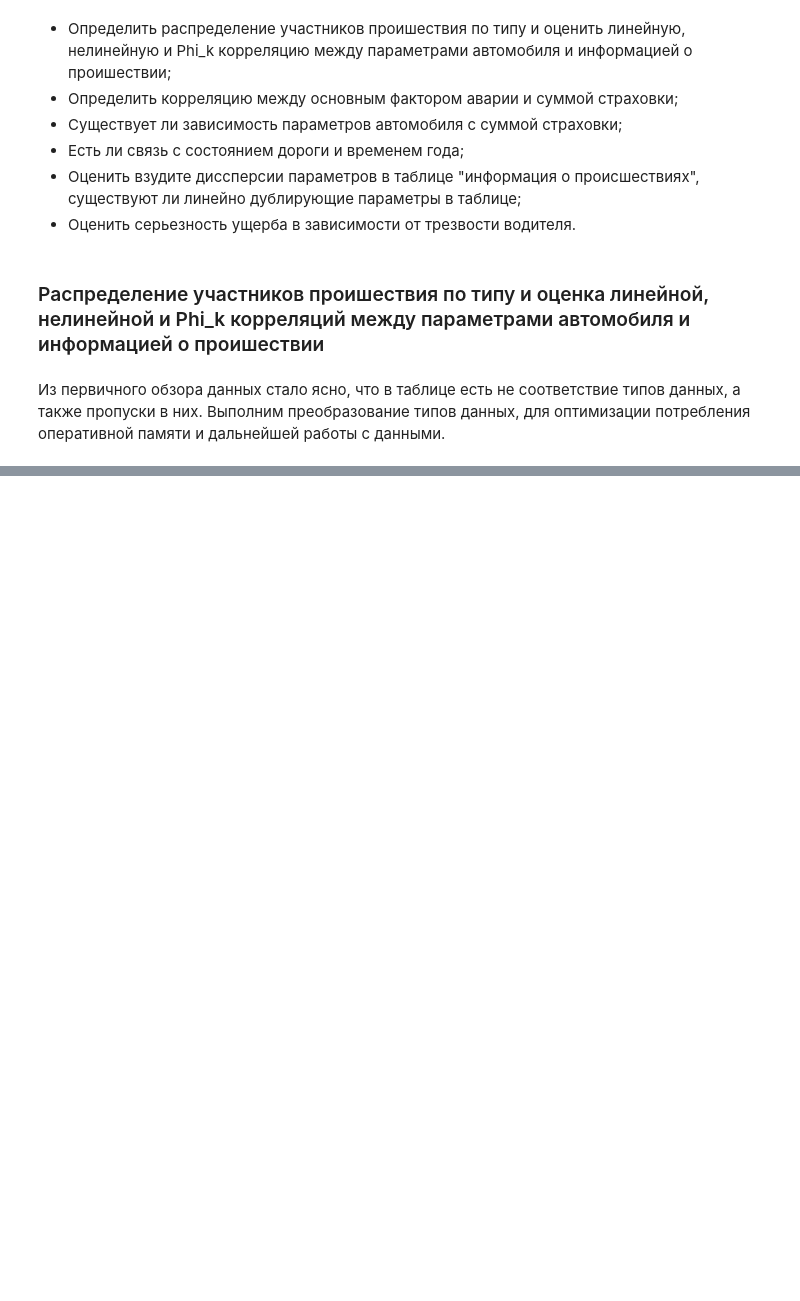
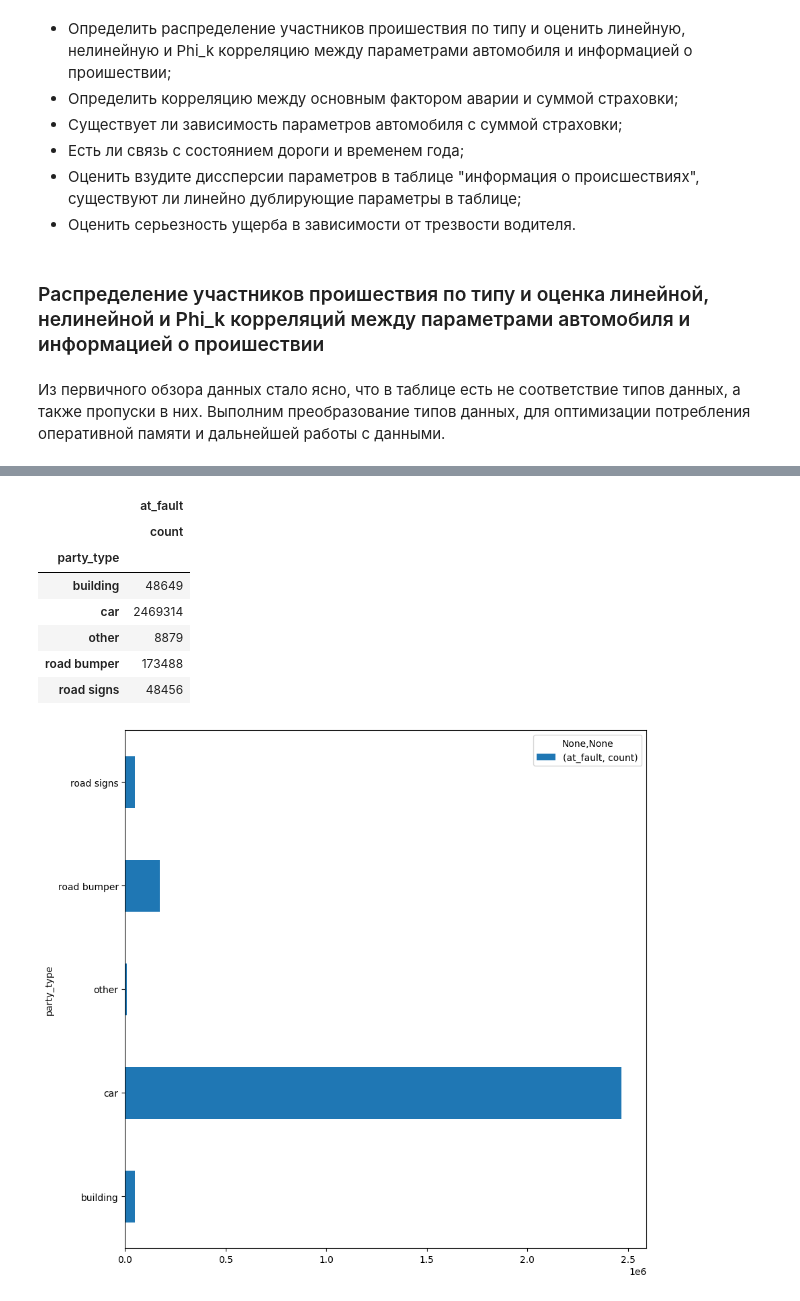
Before and after one commit to SergeyDolin/Road-Accident, a Jupyter notebook: RoadАccident.ipynb, the cells around one changed output, grey strips where cells are left out. Saved outputs shown, nothing was run; the diff lists cells and outputs as text; code cells hidden in the pictures; blank space fills up the shorter version.

```diff
--- a/RoadАccident.ipynb
+++ b/RoadАccident.ipynb
@@ -449,4 +449,8 @@ FROM parties
 """
 
 parties = pd.read_sql_query(sql_parties, con=engine, index_col='id')
+# %%
+parties['case_id'] = parties['case_id'].astype('int32')
+parties[['party_number', 'at_fault']] = parties[['party_number', 'at_fault']].astype('int8')
+parties[['insurance_premium', 'cellphone_in_use']] = parties[['insurance_premium', 'cellphone_in_use']].astype('float16')
 # %%
@@ -469,0 +473,15 @@ memory usage: 189.0+ MB
+# %%
+group_party_type = parties.groupby('party_type')[['at_fault']].agg(['count'])
+# %%
+group_party_type.plot.barh(figsize=(10,10));
+group_party_type
+# %% [output]
+|  | at_fault |
+|  | count |
+| party_type |  |
+| building | 48649 |
+| car | 2469314 |
+| other | 8879 |
+| road bumper | 173488 |
+| road signs | 48456 |
+[figure, added]
```
Also changed, not shown: parts of 1 cell of this notebook.
